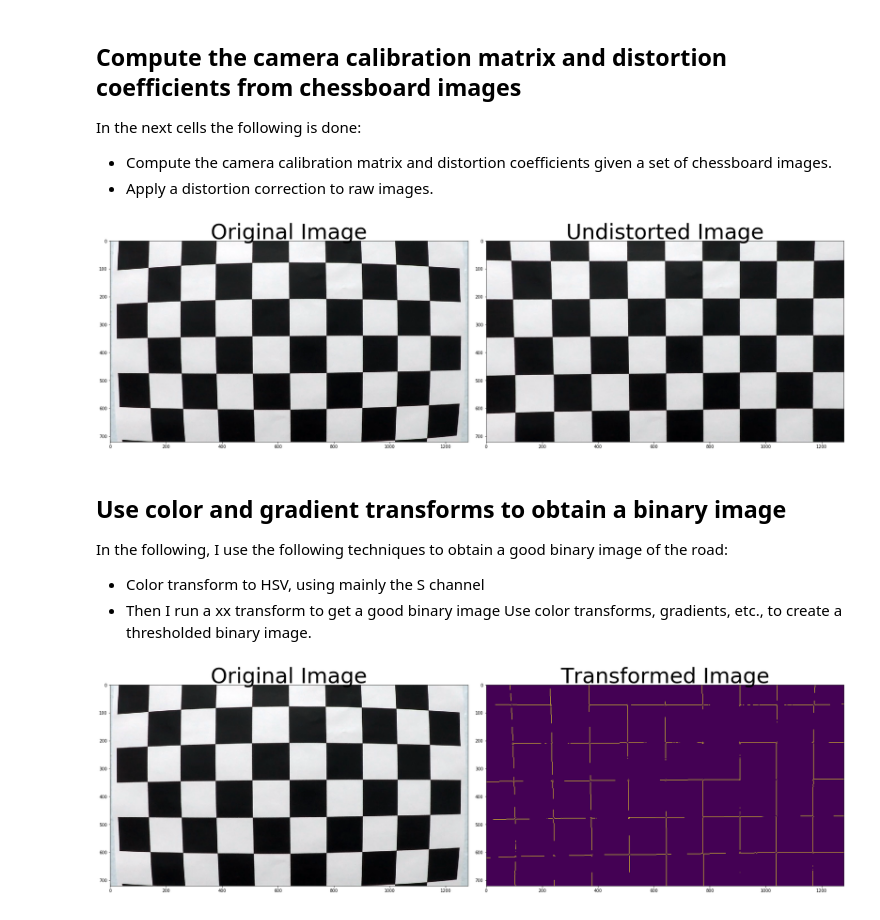
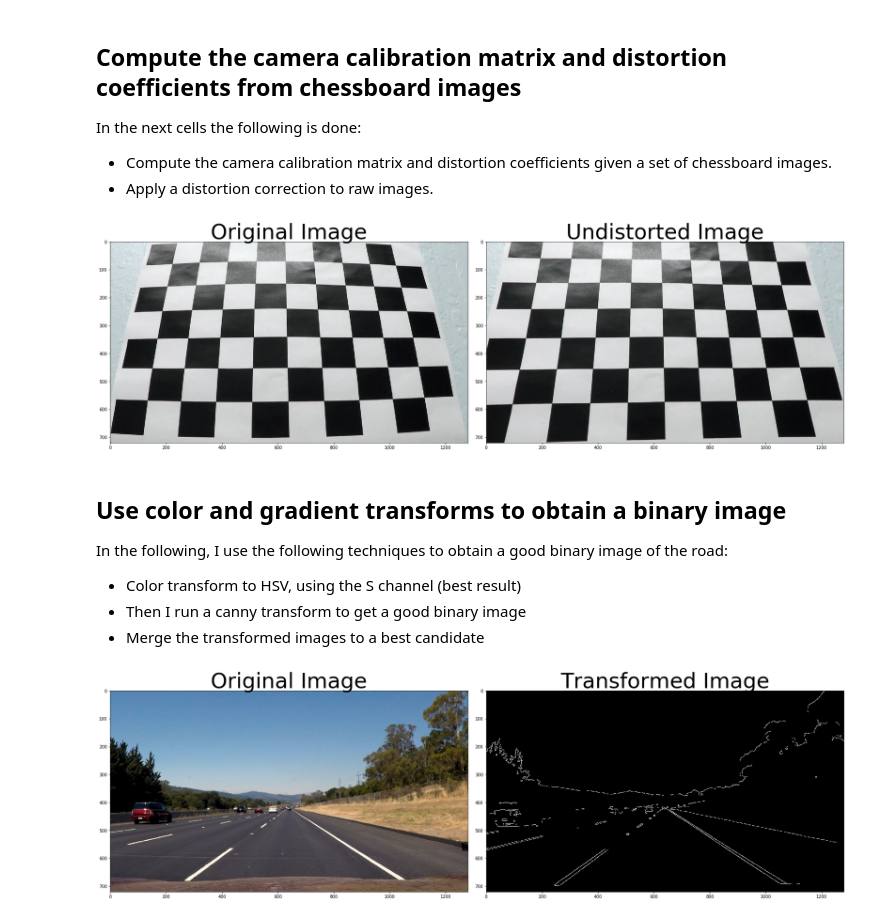
Before and after one commit to SorenRusbjerg/Advanced-Lane-Finding, a Jupyter notebook: Advanced-Lane-Finding.ipynb, the cells around one changed output. Saved outputs shown, nothing was run; the diff lists cells and outputs as text; code cells hidden in the pictures.

```diff
--- a/Advanced-Lane-Finding.ipynb
+++ b/Advanced-Lane-Finding.ipynb
@@ -55,7 +56,8 @@ def GetImageAndObjectPoints(imgPaths, doPlots=False):
                 cv2.imshow('img',img)
                 cv2.waitKey(500)
 
-    cv2.destroyAllWindows()
+    if doPlots == True:
+        cv2.destroyAllWindows()
 
     return imgpoints, objpoints
 # %%
@@ -72,7 +74,7 @@ images = glob.glob('./camera_cal/calibration*.jpg')
 imgpoints, objpoints = GetImageAndObjectPoints(images, doPlots=False)
 
 # Use the objpoints and imgpoints found to Calibrate the camera and show result in an example image
-img = cv2.imread(images[2])
+img = cv2.imread(images[4])
 img_undist, mtx, dist = cal_undistort(img, objpoints, imgpoints)
 
 f, (ax1, ax2) = plt.subplots(1, 2, figsize=(24, 9))
@@ -83,13 +85,13 @@ ax2.imshow(img_undist)
 ax2.set_title('Undistorted Image', fontsize=50)
 plt.subplots_adjust(left=0., right=1, top=0.9, bottom=0.)
 # %% [output]
-[figure, old version]
+[figure, new version]
 # %% [markdown]
 ## Use color and gradient transforms to obtain a binary image
 In the following, I use the following techniques to obtain a good binary image of the road:
-* Color transform to HSV, using mainly the S channel
-* Then I run a xx transform to get a good binary image
-Use color transforms, gradients, etc., to create a thresholded binary image.
+* Color transform to HSV, using the S channel (best result)
+* Then I run a canny transform to get a good binary image
+* Merge the transformed images to a best candidate
 # %%
 # Borrowed from the project-1
 def region_of_interest(img, vertices):
@@ -116,23 +118,28 @@ def region_of_interest(img, vertices):
     #returning the image only where mask pixels are nonzero
     masked_image = cv2.bitwise_and(img, mask)
     return masked_image
+# %%
+# Load Test images and undistort
+testImages = glob.glob('./test_images/*.jpg')
+img = cv2.imread(testImages[4])
+img_undist = cv2.undistort(img, mtx, dist, None, mtx)
 # %%
-
-
-low_threshold  = 120
+# Use blurring and canny transform to obtain a trhesholding image
+low_threshold  = 100
 high_threshold = 200
 # Gausian filter image for removing noise edges
 img_canny = cv2.GaussianBlur(img_undist, (7, 7), 0)
 # Canny edge detection
 img_canny = cv2.Canny(img_canny, low_threshold, high_threshold)
 # %%
+
 # Plot results
 f, (ax1, ax2) = plt.subplots(1, 2, figsize=(24, 9))
 f.tight_layout()
-ax1.imshow(img)
+ax1.imshow(cv2.cvtColor(img, cv2.COLOR_BGR2RGB))
 ax1.set_title('Original Image', fontsize=50)
-ax2.imshow(img_canny)
+ax2.imshow(img_canny,'gray')
 ax2.set_title('Transformed Image', fontsize=50)
 plt.subplots_adjust(left=0., right=1, top=0.9, bottom=0.)
 # %% [output]
-[figure, old version]
+[figure, new version]
```
Also changed, not shown: parts of 7 cells of this notebook, 1 other file.
